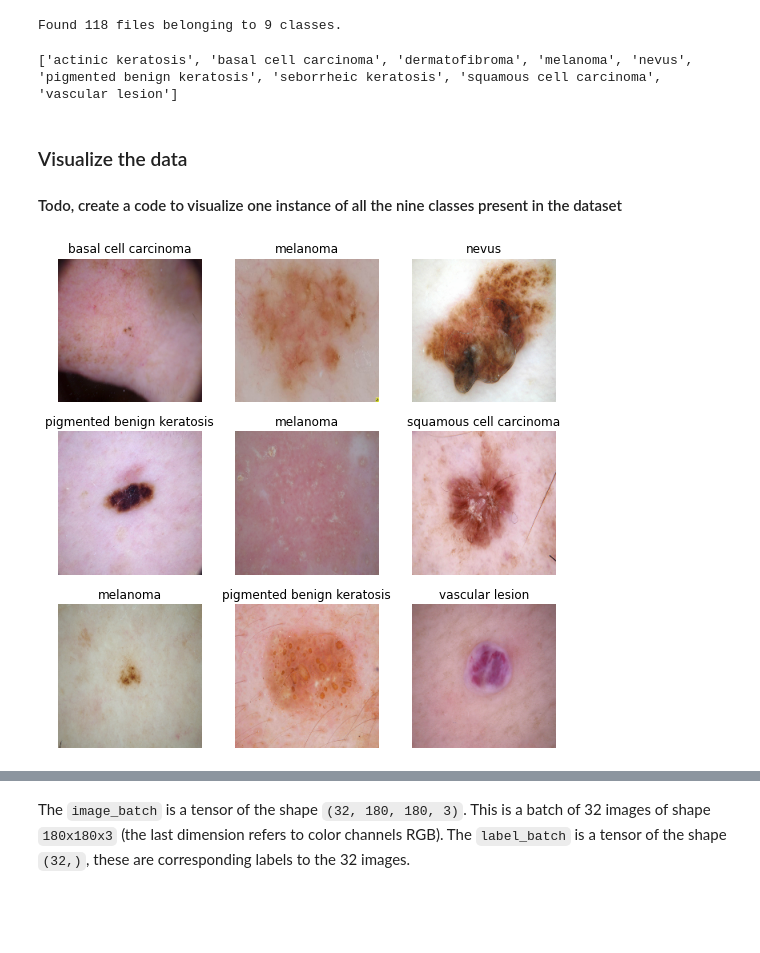
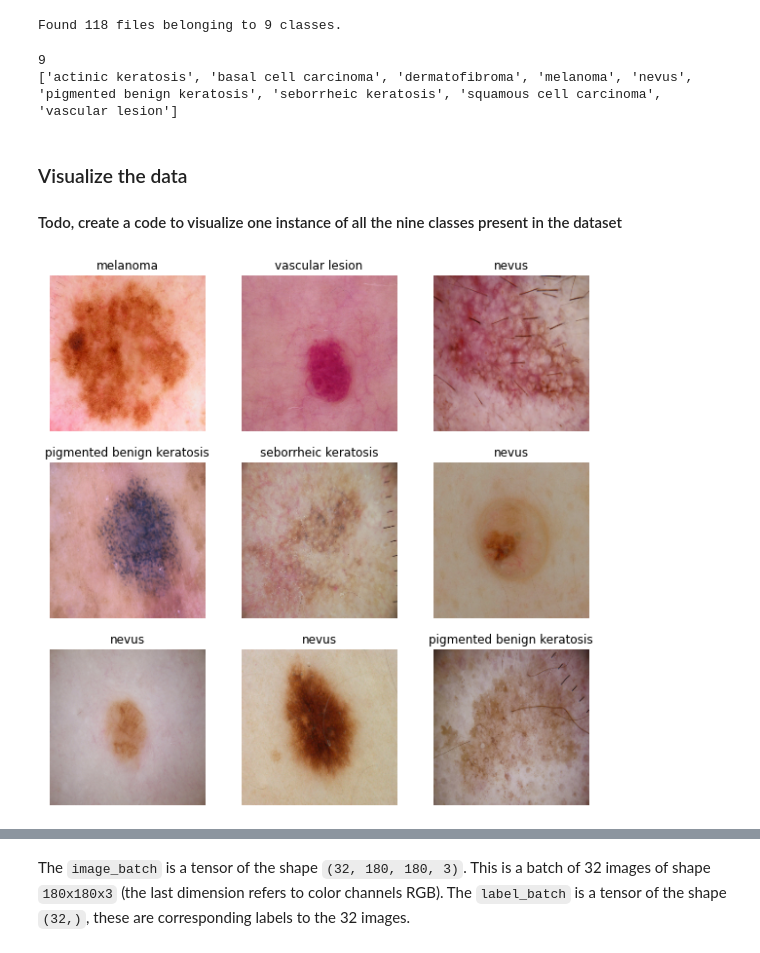
Before and after one commit to shekhs/CNN_Cancer_multiclass-classifier, a Jupyter notebook: Starter_code_Assignment_CNN_Skin_Cancer.ipynb, the cells around one changed output, grey strips where cells are left out. Cells and saved outputs as stored; diff of their text form; code cells hidden in the pictures; blank space fills up the shorter version.

```diff
--- a/Starter_code_Assignment_CNN_Skin_Cancer.ipynb
+++ b/Starter_code_Assignment_CNN_Skin_Cancer.ipynb
@@ -107,8 +100,10 @@ Found 118 files belonging to 9 classes.
 # You can find the class names in the class_names attribute on these datasets.
 # These correspond to the directory names in alphabetical order.
 class_names = train_ds.class_names
+print(len(class_names))
 print(class_names)
 # %% [output]
+9
 ['actinic keratosis', 'basal cell carcinoma', 'dermatofibroma', 'melanoma', 'nevus', 'pigmented benign keratosis', 'seborrheic keratosis', 'squamous cell carcinoma', 'vascular lesion']
 # %% [markdown]
 ### Visualize the data
@@ -116,14 +111,14 @@ print(class_names)
 # %%
 import matplotlib.pyplot as plt
 
 ### your code goes here, you can use training or validation data to visualize
-
-plt.figure(figsize=(9, 9))
-for images, labels in train_ds.take(1):
+#viz using val dataset
+plt.figure(figsize=(10, 10))
+for images, labels in val_ds.take(1):
   for i in range(9):
     ax = plt.subplot(3, 3, i + 1)
     plt.imshow(images[i].numpy().astype("uint8"))
     plt.title(class_names[labels[i]])
     plt.axis("off")
 # %% [output]
-[figure, old version]
+[figure, new version]
```
Also changed, not shown: parts of 26 cells of this notebook.
